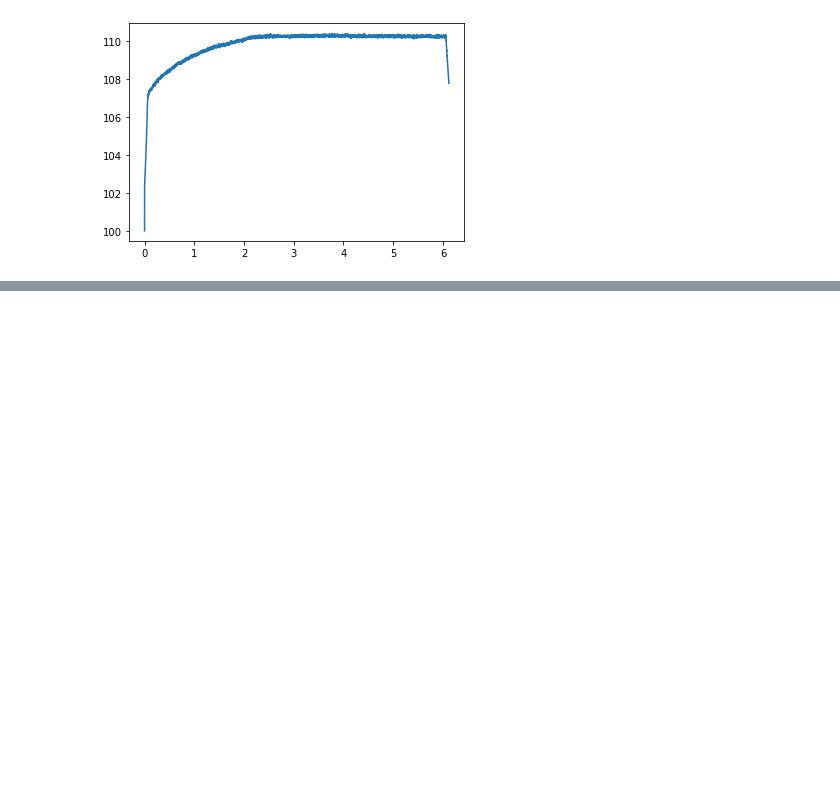
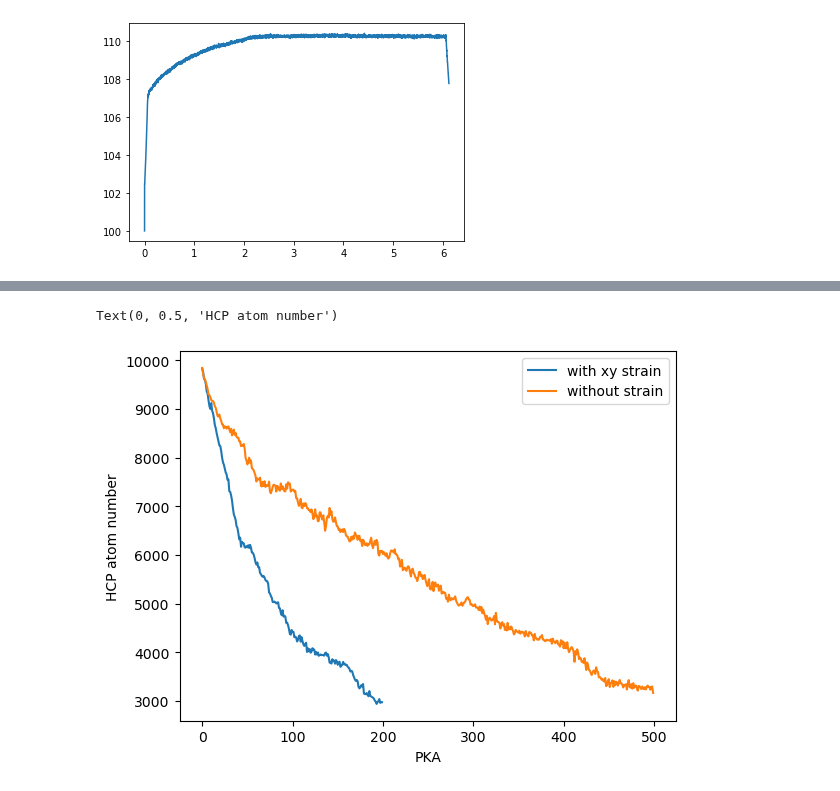
Before and after one commit to HE-RU10/ga2o3, a Jupyter notebook: alpha.ipynb, the cells around one changed output, grey strips where cells are left out. Saved outputs shown, nothing was run; the diff lists cells and outputs as text; code cells hidden in the pictures; blank space fills up the shorter version.

```diff
--- a/alpha.ipynb
+++ b/alpha.ipynb
@@ -413,0 +472,17 @@ plt.legend()
+# %%
+#alpha-amo structure with xy strain
+import pandas as pd
+path='/Users/ruhe/Desktop/ga2o3/alpha/overlapping/xystrain_cascade_npt/structure/'
+pka=[i for i in range(0,200)]
+fcc=structrue('HCP',path,pka)
+plt.plot(pka,fcc,label='with xy strain')
+path='/Users/ruhe/Desktop/ga2o3/alpha/overlapping/withoutstain_cascade_npt/structrue/'
+pka=[i for i in range(0,500)]
+fcc=structrue('HCP',path,pka)
+plt.plot(pka,fcc,label='without strain')
+plt.legend()
+plt.xlabel('PKA')
+plt.ylabel('HCP atom number')
+# %% [output]
+Text(0, 0.5, 'HCP atom number')
+[figure, added]
```
Also changed, not shown: parts of 4 cells of this notebook.
